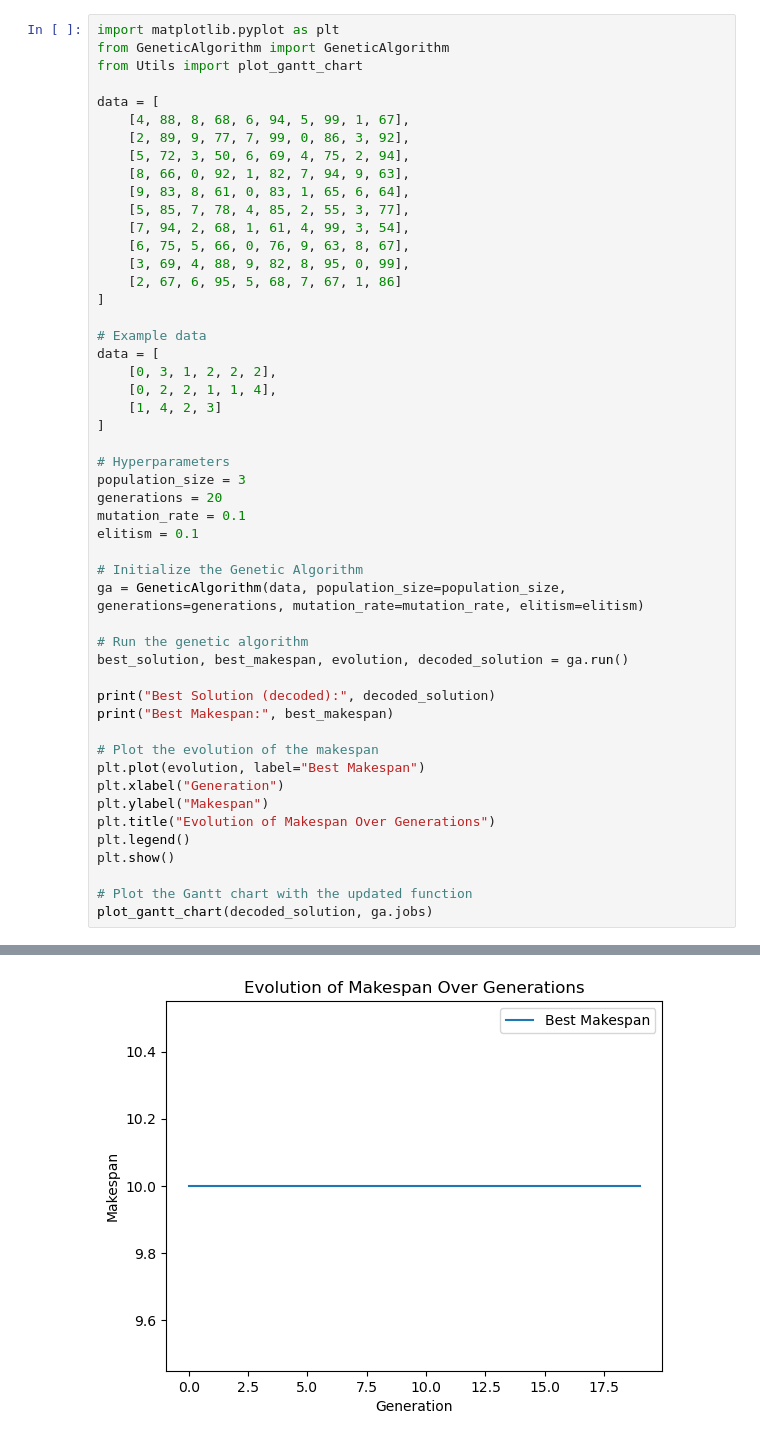
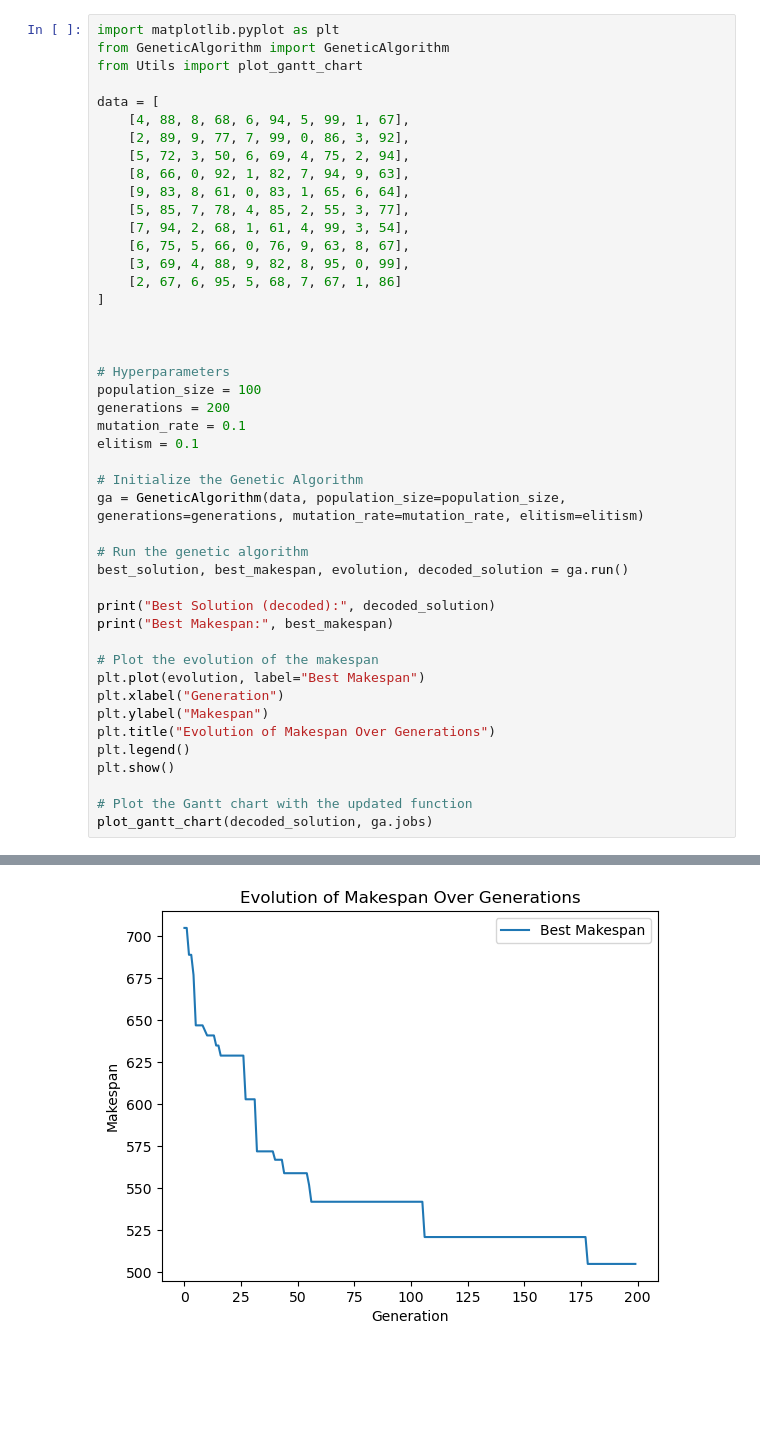
Before and after one commit to Danie1Arias/A2-DanielArias-BeatrizEnriquez, a Jupyter notebook: A2_DanielArias-BeatrizEnriquez.ipynb, the cells around one changed output, grey strips where cells are left out. Cells and saved outputs as stored; diff of their text form; blank space fills up the shorter version.

Commit message:
Update Makespan and Gantt diagrams

```diff
--- a/A2_DanielArias-BeatrizEnriquez.ipynb
+++ b/A2_DanielArias-BeatrizEnriquez.ipynb
@@ -16,16 +16,11 @@ data = [
     [2, 67, 6, 95, 5, 68, 7, 67, 1, 86]
 ]
 
-# Example data
-data = [
-    [0, 3, 1, 2, 2, 2],
-    [0, 2, 2, 1, 1, 4],
-    [1, 4, 2, 3]
-]
+
 
 # Hyperparameters
-population_size = 3
-generations = 20
+population_size = 100
+generations = 200
 mutation_rate = 0.1
 elitism = 0.1
 
@@ -69 +64 @@ Best Makespan: 10
-[figure, old version]
+[figure, new version]
```
Also changed, not shown: parts of 1 cell of this notebook, 1 other file.
